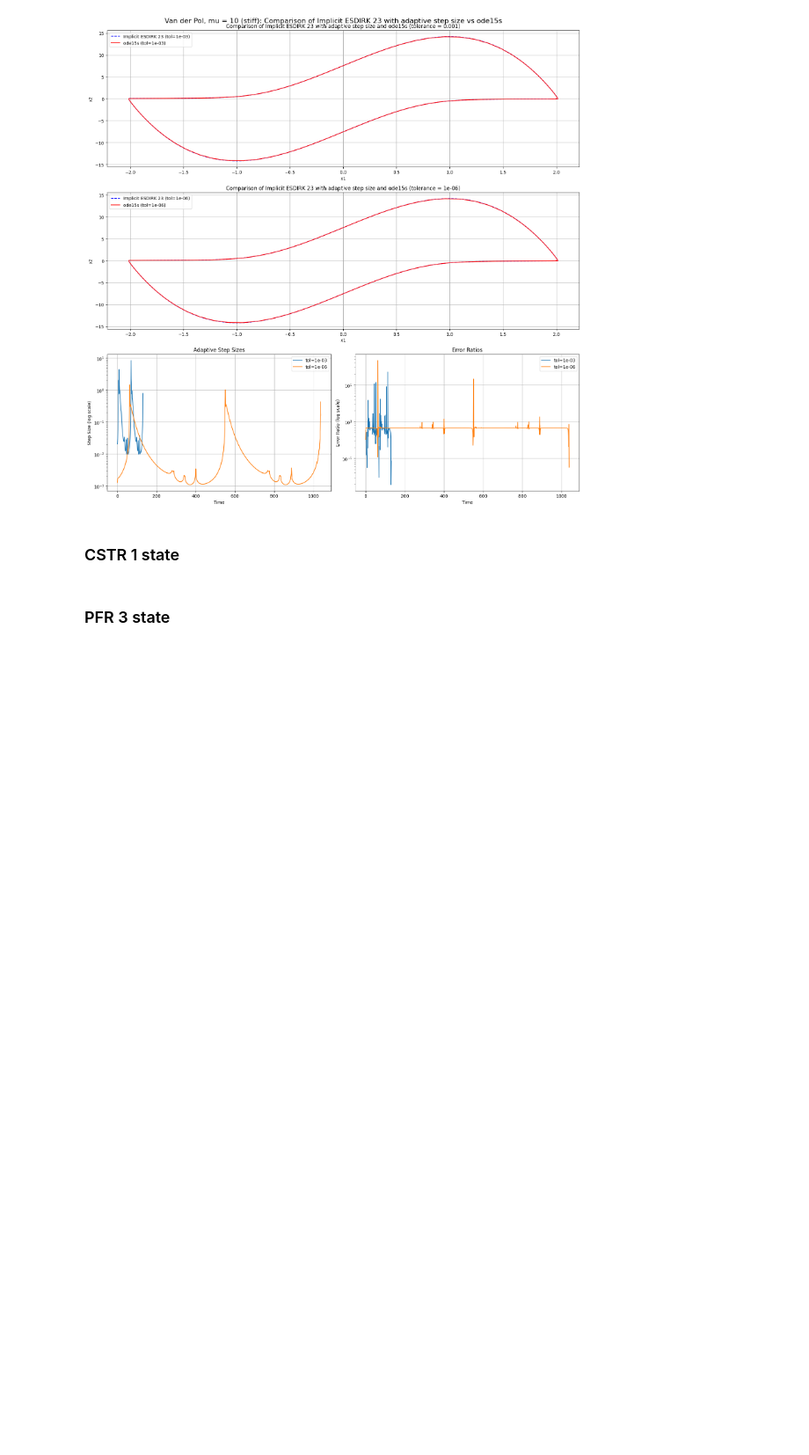
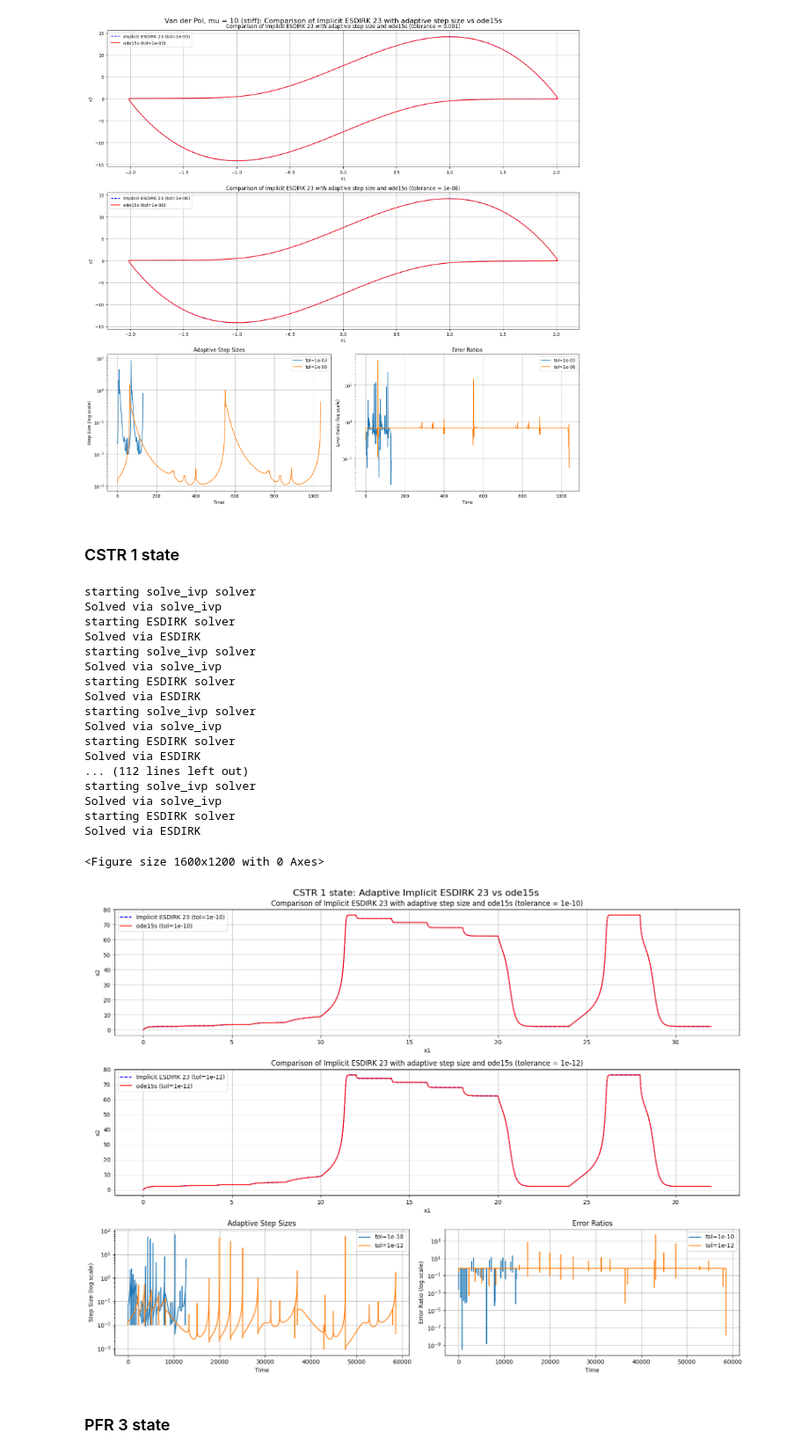
Before and after one commit to EuanCortes/02686-Project, a Jupyter notebook: 07_ESDIRK.ipynb, the cells around one changed output. Shown at 88% size. Drawn from its saved outputs; the diff is of its cells as text; code cells hidden in the pictures; blank space fills up the shorter version.

```diff
--- a/07_ESDIRK.ipynb
+++ b/07_ESDIRK.ipynb
@@ -94,3 +426,26 @@ cstr_ed_adptive = compare_solvers_cstr(CSTR_1state_model, t_span, model_name = "
+# %%
+t_span = (0,120)
+cstr_ed_adptive = compare_solvers_cstr(CSTR_1state_model, t_span, model_name = "CSTR 1 state", reference_solver_name="ode15s", adaptive_steps = True, steptype = "adaptive", implicit=True, reference_solver='BDF', esdirk = True, h0 = 0.01, tolerances = [1e-10, 1e-12], ESDIRK = ESDIRK)
+# %% [output]
+starting solve_ivp solver
+Solved via solve_ivp
+starting ESDIRK solver
+Solved via ESDIRK
+starting solve_ivp solver
+Solved via solve_ivp
+starting ESDIRK solver
+Solved via ESDIRK
+starting solve_ivp solver
+Solved via solve_ivp
+starting ESDIRK solver
+Solved via ESDIRK
+... (112 lines left out)
+starting solve_ivp solver
+Solved via solve_ivp
+starting ESDIRK solver
+Solved via ESDIRK
+<Figure size 1600x1200 with 0 Axes>
+[figure, added]
 # %% [markdown]
 ### PFR 3 state
 # %%
```
Also changed, not shown: parts of 5 cells of this notebook, 10 other files.
